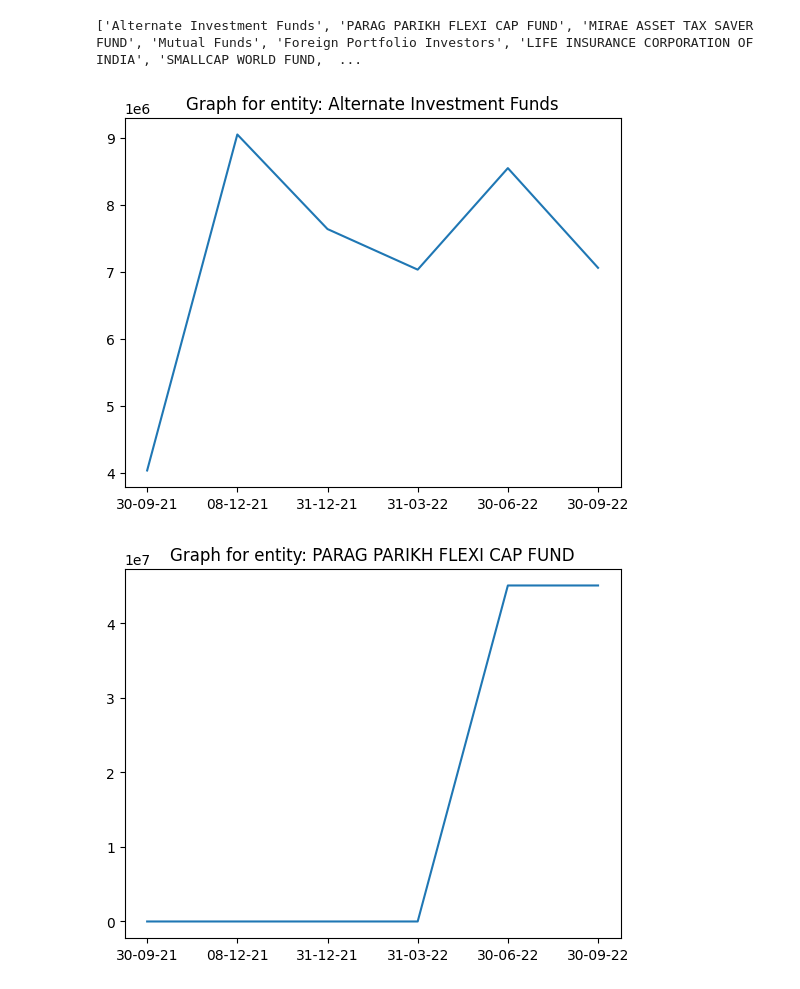
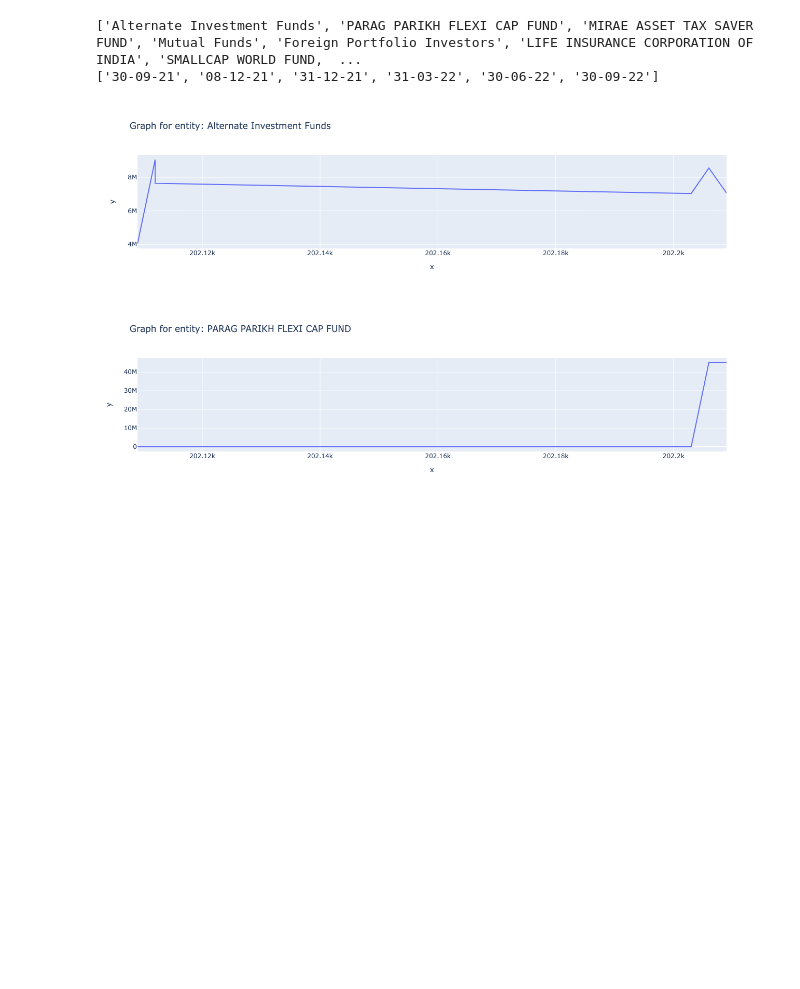
Before and after one commit to tapish13031997/BinderNotebooks, a Jupyter notebook: ShareHoldingAnalysis.ipynb, the cells around one changed output. Saved outputs shown, nothing was run; the diff lists cells and outputs as text; code cells hidden in the pictures; blank space fills up the shorter version.

```diff
--- a/ShareHoldingAnalysis.ipynb
+++ b/ShareHoldingAnalysis.ipynb
@@ -40,16 +59,22 @@ for date in dates:
 # %%
 print(eois)
+dates_in_x = []
+for date in dates:
+    dd, mm, yy = date.split("-")
+    dates_in_x.append((2000 + int(yy))*100 + int(mm))
+print(dates)
 from collections import OrderedDict
 for entity in eois:
     #print(entity)
     date_sharholding_per_map_for_entity = OrderedDict()
     for date in dates:
         date_sharholding_per_map_for_entity[date] = date_entity_shareholding_per_map[date].get(entity, 0)
     #print(date_sharholding_per_map)
-    plt.title(f"Graph for entity: {entity}")
-    plt.plot(dates, date_sharholding_per_map_for_entity.values())
-    plt.show()
+
+    fig = px.line(x=dates_in_x, y=date_sharholding_per_map_for_entity.values(), title = f"Graph for entity: {entity}")
+    fig.show()
 # %% [output]
 ['Alternate Investment Funds', 'PARAG PARIKH FLEXI CAP FUND', 'MIRAE ASSET TAX SAVER FUND', 'Mutual Funds', 'Foreign Portfolio Investors', 'LIFE INSURANCE CORPORATION OF INDIA', 'SMALLCAP WORLD FUND,  ...
+['30-09-21', '08-12-21', '31-12-21', '31-03-22', '30-06-22', '30-09-22']
-[figure, old version]
+[figure, new version]
-[figure, old version]
+[figure, new version]
```
Also changed, not shown: parts of 5 cells of this notebook.
